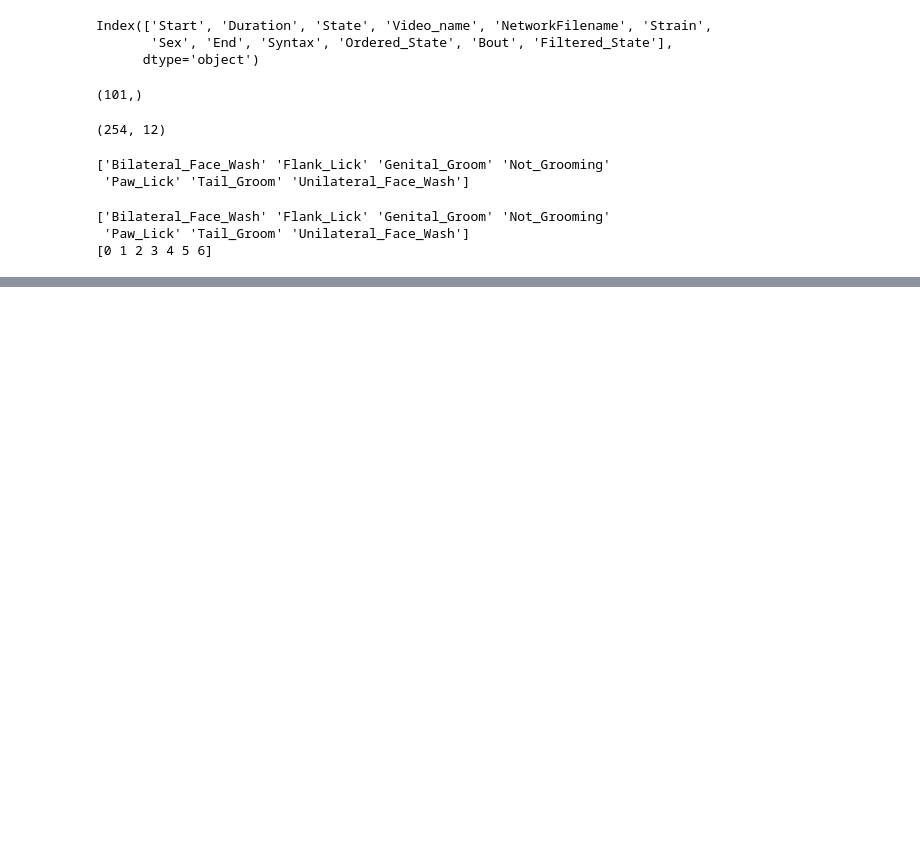
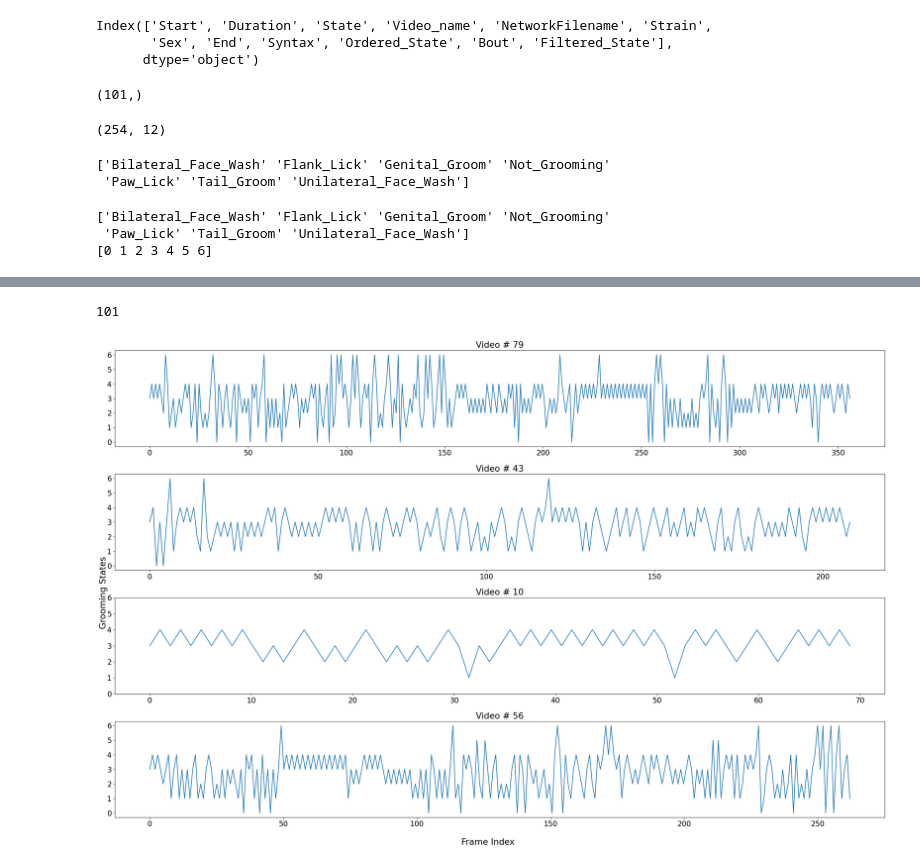
Before and after one commit to brigbrog/Syntactic-Grooming, a Jupyter notebook: data_reader.ipynb, the cells around one changed output, grey strips where cells are left out. Drawn from its saved outputs; the diff is of its cells as text; code cells hidden in the pictures; blank space fills up the shorter version.

```diff
--- a/data_reader.ipynb
+++ b/data_reader.ipynb
@@ -65,5 +76,37 @@ plt.show()
 [figure]
+# %%
+print(np.unique(asd_origin['Video_name']).shape[0])
+# %% [output]
+101
 # %%
-def vid_compare():
+def vid_compare(df: pd.Dataframe, vid_ids: list, plot_size: tuple = None):
     "Displays syntax classifications for specified sequence of videos drawn from dataframe in plot array."
-    pass
+
+    sle = sklearn.preprocessing.LabelEncoder()
+    le_vid_vec = sle.fit_transform(df['Video_name'].copy())
+    le_syn_vec = sle.fit_transform(df['Syntax'].copy())
+
+    #vid_ids_bvec = np.isin(le_vid_vec, vid_ids).astype(int)
+
+    #sub_df = df.iloc[vid_ids_bvec, :]
+    #le_syn_vec = sle.fit_transorm(df['Syntax'].copy())
+
+    fig, axes = plt.subplots(len(vid_ids), 1, figsize=(25, 4*len(vid_ids)))
+    plt.rcParams.update({'font.size': 16})
+
+    for idx, vid_id in enumerate(vid_ids):
+        x = np.linspace(0, le_syn_vec[le_vid_vec == vid_id].shape[0], le_syn_vec[le_vid_vec == vid_id].shape[0])
+        axes[idx].plot(x, le_syn_vec[le_vid_vec == vid_id])
+
+        axes[idx].set_title(f'Video # {vid_id + 1}')
+        axes[idx].set_yticks(np.arange(0, 7))
+
+        fig.supxlabel("Frame Index")
+        fig.supylabel("Grooming States")
+
+    plt.tight_layout()
+    plt.show()
+
+vid_compare(asd_origin, [78, 42, 9, 55])
+# %% [output]
+[figure, added]
```
Also changed, not shown: parts of 1 cell of this notebook.
